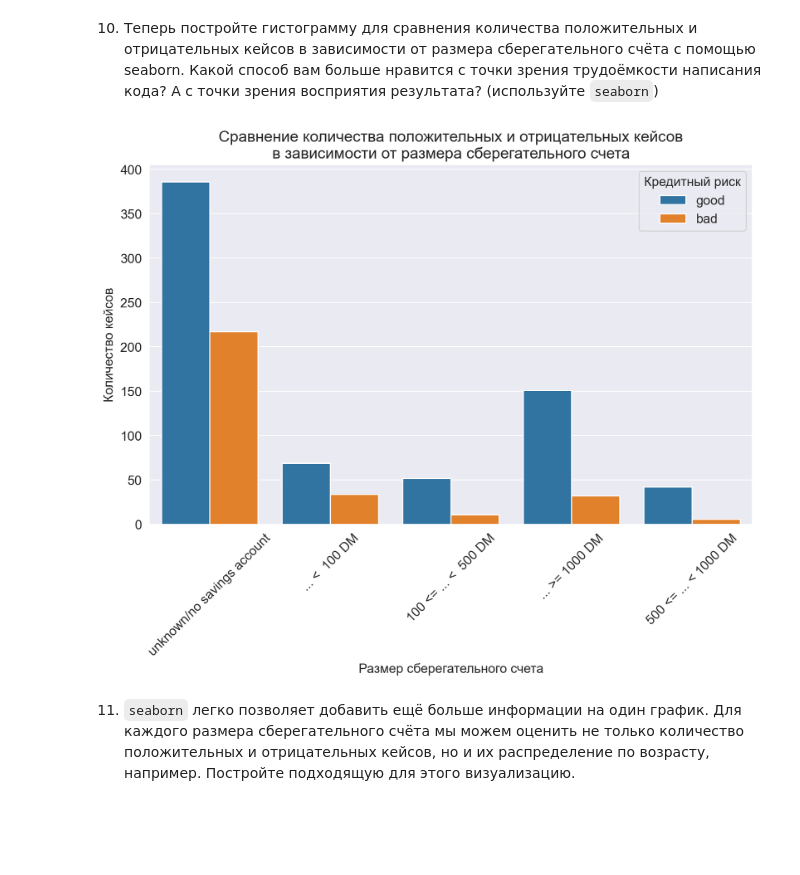
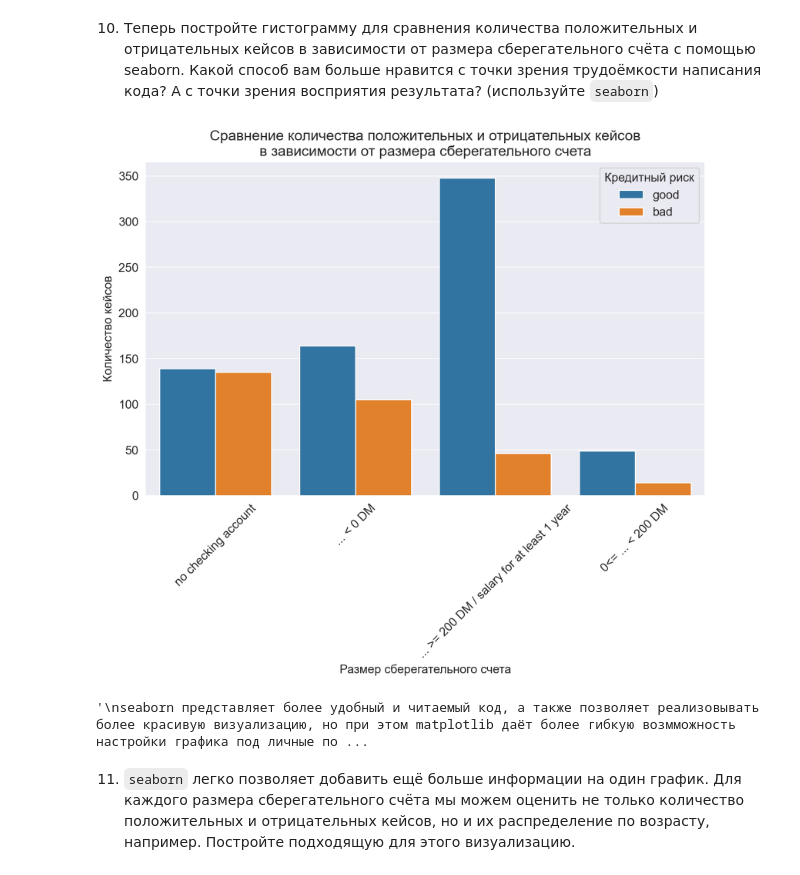
Before and after one commit to Romaniox/Sirius, a Jupyter notebook: PART_2_hw_practice_sirius_01_pandas_numpy_viz.ipynb, the cells around one changed output. Drawn from its saved outputs; the diff is of its cells as text; code cells hidden in the pictures; blank space fills up the shorter version.

```diff
--- a/PART_2_hw_practice_sirius_01_pandas_numpy_viz.ipynb
+++ b/PART_2_hw_practice_sirius_01_pandas_numpy_viz.ipynb
@@ -575,17 +558,20 @@ plt.show()
 10. Теперь постройте гистограмму для сравнения количества положительных и отрицательных кейсов в зависимости от размера сберегательного счёта с помощью seaborn. Какой способ вам больше нравится с точки зрения трудоёмкости написания кода? А с точки зрения восприятия результата? (используйте `seaborn`)
 # %%
 plt.figure(figsize=(10, 6))
-sns.countplot(x='savings', hue='credit_risk', data=credit_data)
+sns.countplot(x='status', hue='credit_risk', data=credit_data)
 plt.title('Сравнение количества положительных и отрицательных кейсов\nв зависимости от размера сберегательного счета')
 plt.xlabel('Размер сберегательного счета')
 plt.ylabel('Количество кейсов')
 plt.legend(title='Кредитный риск')
 plt.xticks(rotation=45)
 plt.show()
 
-#seaborn представляет более удобный и читаемый код, а также позволяет реализовывать более красивую визуализацию, но при этом matplotlib даёт более гибкую возмможность настройки графика под личные пожелания. Хоть и с большими трудозатратами.
+"""
+seaborn представляет более удобный и читаемый код, а также позволяет реализовывать более красивую визуализацию, но при этом matplotlib даёт более гибкую возмможность настройки графика под личные пожелания. Хоть и с большими трудозатратами.
+"""
 # %% [output]
-[figure, old version]
+[figure, new version]
+'\nseaborn представляет более удобный и читаемый код, а также позволяет реализовывать более красивую визуализацию, но при этом matplotlib даёт более гибкую возмможность настройки графика под личные по ...
 # %% [markdown]
 11. `seaborn` легко позволяет добавить ещё больше информации на один график. Для каждого размера сберегательного счёта мы можем оценить не только количество положительных и отрицательных кейсов, но и их распределение по возрасту, например. Постройте подходящую для этого визуализацию.
 # %%
```
Also changed, not shown: parts of 15 cells of this notebook, 1 other file.
